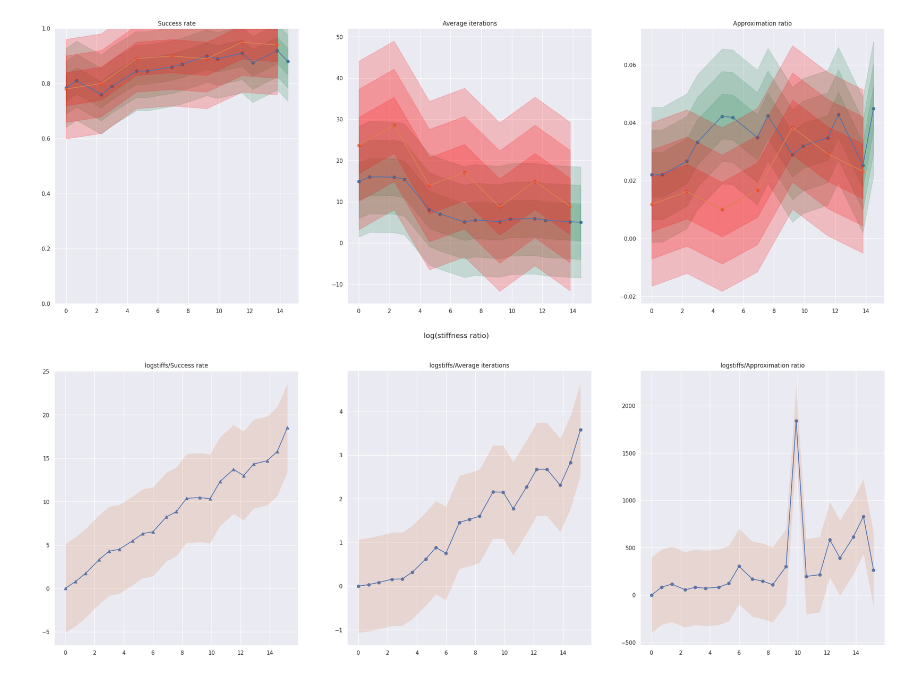
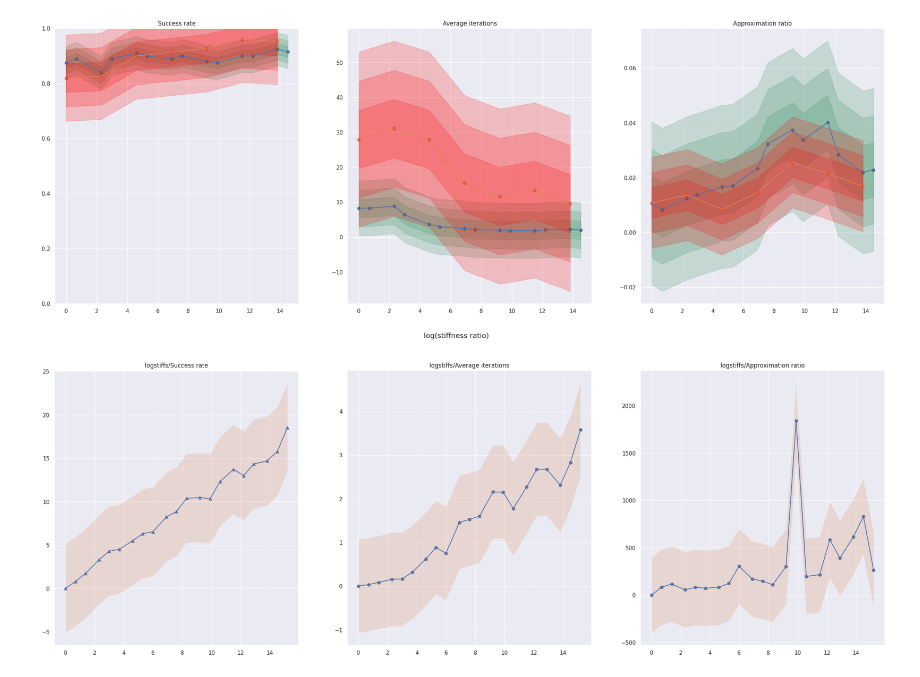
Before and after one commit to boz0nchik/QAOA, a Jupyter notebook: stiffness_analyze.ipynb, the cells around one changed output. Drawn from its saved outputs; the diff is of its cells as text; code cells hidden in the pictures.

```diff
--- a/stiffness_analyze.ipynb
+++ b/stiffness_analyze.ipynb
@@ -17,7 +17,7 @@ success_rates = []
 average_its = []
 approx_ratios = []
 
-stepsize = 0.25
+stepsize = 2.0
 shots = 1000
 ansatz = 'CIA'
 
@@ -28,18 +28,20 @@ stiffs_3 = [4 * 1e0, 4 * 1e1, 4 * 1e2, 4 * 1e3, 4 * 1e4, 4 * 1e5, 4 * 1e6]
 
 
 
-# stiffs = [1e0, 2 * 1e0, 4 * 1e0, 1e1, 2 * 1e1, 4 * 1e1, 1e2, 2 * 1e2, 4 * 1e2, 1e3, 2 * 1e3, 4 * 1e3, 1e4, 2 * 1e4, 4 * 1e4, 1e5, 2 * 1e5, 4 * 1e5, 1e6, 2 * 1e6, 4 * 1e6]
+#stiffs = [1e0, 2 * 1e0, 4 * 1e0, 1e1, 2 * 1e1, 4 * 1e1, 1e2, 2 * 1e2, 4 * 1e2, 1e3, 2 * 1e3, 4 * 1e3, 1e4, 2 * 1e4, 4 * 1e4, 1e5, 2 * 1e5, 4 * 1e5, 1e6, 2 * 1e6, 4 * 1e6]
 trainset_1 = pd.read_csv(f'data/stiffness/Stiffness_size_{size}_stiffs_{stiffs_1}_ansatz_{ansatz}_stepsize_{stepsize}_shots_{shots}.csv')
 
 trainset_2 = pd.read_csv(f'data/stiffness/Stiffness_size_{size}_stiffs_{stiffs_2}_ansatz_{ansatz}_stepsize_{stepsize}_shots_{shots}.csv')
 
-trainset_3 = pd.read_csv(f'data/stiffness/Stiffness_size_{size}_stiffs_{stiffs_3}_ansatz_{ansatz}_stepsize_{stepsize}_shots_{shots}.csv')
+# trainset_3 = pd.read_csv(f'data/stiffness/Stiffness_size_{size}_stiffs_{stiffs_3}_ansatz_{ansatz}_stepsize_{stepsize}_shots_{shots}.csv')
 
 stiffs_1 = np.array(stiffs_1)
 stiffs_2 = np.array(stiffs_2)
 stiffs_3 = np.array(stiffs_3)
+#stiffs = np.sort(np.concat([stiffs_1, stiffs_2]))
 stiffs = np.sort(np.concat([stiffs_1, stiffs_2]))
-trainset = pd.concat([trainset_1, trainset_2, trainset_3])
+# trainset = pd.concat([trainset_1, trainset_2, trainset_3])
+trainset = pd.concat([trainset_1,trainset_2])
 for stiff in stiffs:
 
     sub_trainset = trainset[trainset['Stiffness (flt)'] == stiff]
@@ -104,10 +106,14 @@ shots = 1000
 ansatz = 'MA-PIA'
 
 size = 10
+
 stiffs = [1e0, 1e1, 1e2, 1e3, 1e4, 1e5, 1e6]
-trainset = pd.read_csv(f'data/stiffness/Stiffness_size_{size}_stiffs_{stiffs}_ansatz_{ansatz}_stepsize_{stepsize}_shots_{shots}.csv')
 
+trainset_1 = pd.read_csv(f'data/stiffness/Stiffness_size_{size}_stiffs_{stiffs}_ansatz_{ansatz}_stepsize_{stepsize}_shots_{shots}.csv')
 
+#trainset_2 = pd.read_csv(f'data/stiffness/Stiffness_size_{size}_stiffs_{stiffs_2}_ansatz_{ansatz}_stepsize_{stepsize}_shots_{shots}.csv')
+
+trainset = trainset_1
 for stiff in stiffs:
 
     sub_trainset = trainset[trainset['Stiffness (flt)'] == stiff]
@@ -136,34 +142,34 @@ sr_plot.plot(logstiffs, success_rates)
 sr_plot.set_title('Success rate')
 for i in range(1, 4):
     sr_plot.fill_between(logstiffs, success_rates - i * np.std(success_rates), success_rates + i * np.std(success_rates), alpha = alpha, color = 'red')
 
 # sr_plot.set_ylim(0, 1)
 # sr_plot.set_ylim(0, 1)
 
 its_plot.scatter(logstiffs, average_its)
 its_plot.plot(logstiffs, average_its)
 its_plot.set_title('Average iterations')
 for i in range(1, 4):
     its_plot.fill_between(logstiffs, average_its - i * np.std(average_its), average_its + i * np.std(average_its), alpha = alpha, color = 'red')
 #its_plot.set_xlim(0,10)
 # its_plot.set_ylim(min(average_its), max(average_its))
 
 # its_plot.set_ylim(min(trainset['Train_Ierations (int)'], 0))
 
 approx_plot.scatter(logstiffs, approx_ratios)
 approx_plot.plot(logstiffs, approx_ratios)
 approx_plot.set_title('Approximation ratio')
 for i in range(1, 4):
     approx_plot.fill_between(logstiffs, approx_ratios - i * np.std(approx_ratios), approx_ratios + i * np.std(approx_ratios), alpha = alpha, color = 'red')
 
 # approximations = np.abs((np.array(trainset['Train (flt)']) - np.array(trainset['Test (flt)'])) / np.array(trainset['Test (flt)']))[1:]
 # print(approximations)
 # approx_plot.set_ylim(np.min(approximations), np.max(approximations))
 
 fig.supxlabel('log(stiffness ratio)')
 plt.show()
 # %% [output]
-[figure, old version]
+[figure, new version]
 # %%
 
 # the same plot in terms of linear function
```
Also changed, not shown: 3 other files.
